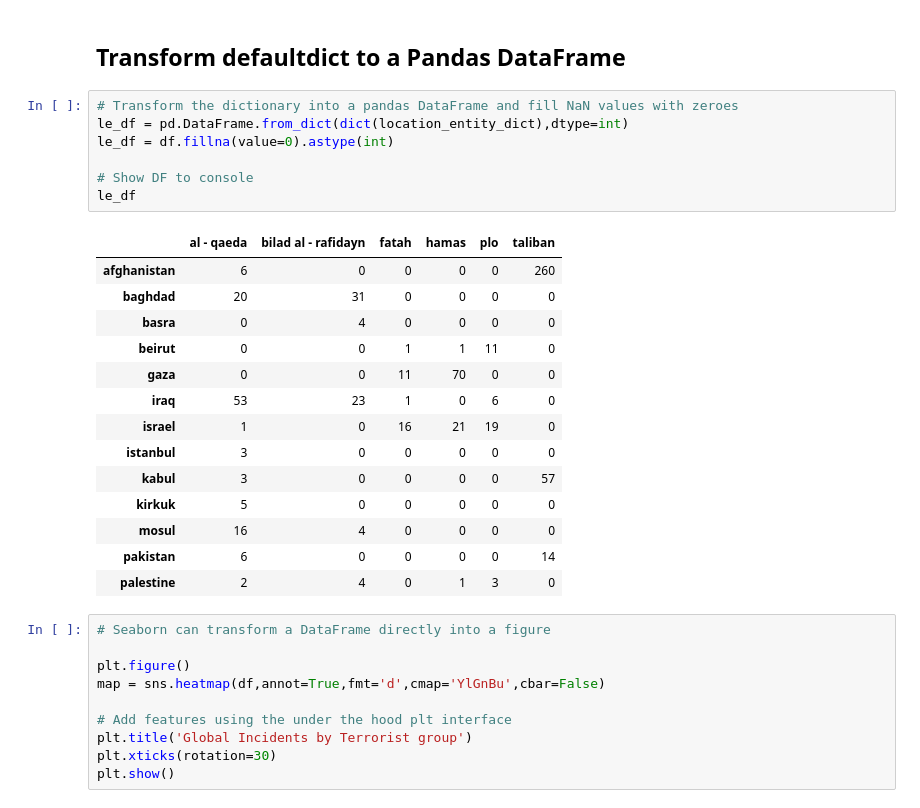
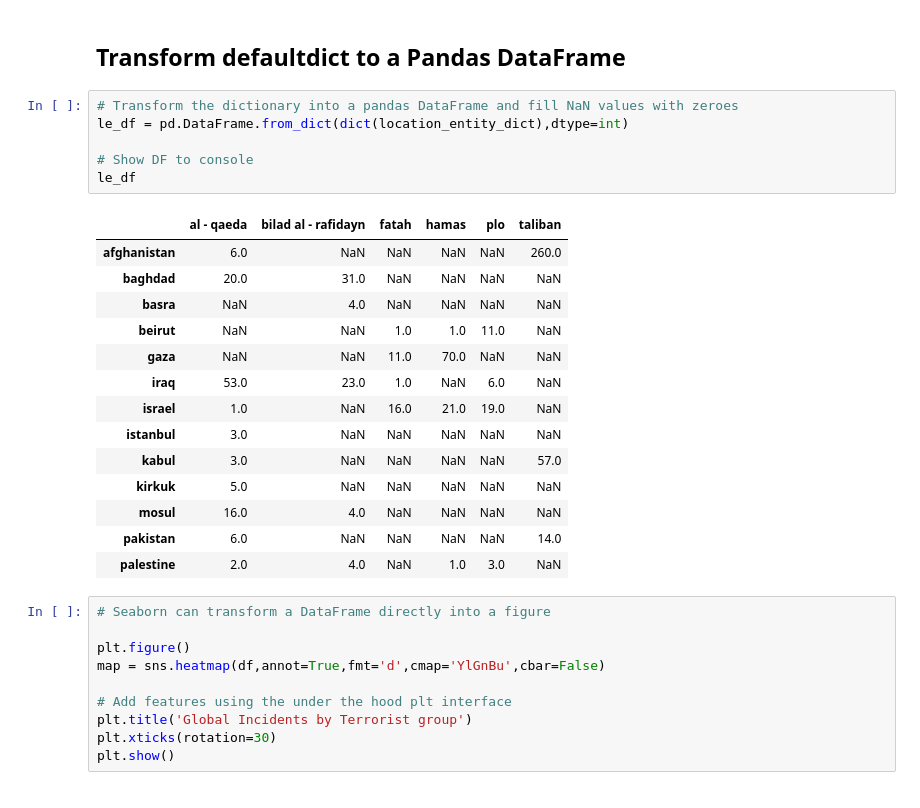
Before and after one commit to cytora/pycon-nlp-in-10-lines, a Jupyter notebook: 02_rand_dataset.ipynb, the cells around one changed output. Saved outputs shown, nothing was run; the diff lists cells and outputs as text.

```diff
--- a/02_rand_dataset.ipynb
+++ b/02_rand_dataset.ipynb
@@ -82,25 +78,24 @@ location_entity_dict['plo']['beirut']
 # %%
 # Transform the dictionary into a pandas DataFrame and fill NaN values with zeroes
 le_df = pd.DataFrame.from_dict(dict(location_entity_dict),dtype=int)
-le_df = df.fillna(value=0).astype(int)
 
 # Show DF to console
 le_df
 # %% [output]
 |  | al - qaeda | bilad al - rafidayn | fatah | hamas | plo | taliban |
-| afghanistan | 6 | 0 | 0 | 0 | 0 | 260 |
-| baghdad | 20 | 31 | 0 | 0 | 0 | 0 |
-| basra | 0 | 4 | 0 | 0 | 0 | 0 |
-| beirut | 0 | 0 | 1 | 1 | 11 | 0 |
-| gaza | 0 | 0 | 11 | 70 | 0 | 0 |
-| iraq | 53 | 23 | 1 | 0 | 6 | 0 |
-| israel | 1 | 0 | 16 | 21 | 19 | 0 |
-| istanbul | 3 | 0 | 0 | 0 | 0 | 0 |
-| kabul | 3 | 0 | 0 | 0 | 0 | 57 |
-| kirkuk | 5 | 0 | 0 | 0 | 0 | 0 |
-| mosul | 16 | 4 | 0 | 0 | 0 | 0 |
-| pakistan | 6 | 0 | 0 | 0 | 0 | 14 |
-| palestine | 2 | 4 | 0 | 1 | 3 | 0 |
+| afghanistan | 6.0 | NaN | NaN | NaN | NaN | 260.0 |
+| baghdad | 20.0 | 31.0 | NaN | NaN | NaN | NaN |
+| basra | NaN | 4.0 | NaN | NaN | NaN | NaN |
+| beirut | NaN | NaN | 1.0 | 1.0 | 11.0 | NaN |
+| gaza | NaN | NaN | 11.0 | 70.0 | NaN | NaN |
+| iraq | 53.0 | 23.0 | 1.0 | NaN | 6.0 | NaN |
+| israel | 1.0 | NaN | 16.0 | 21.0 | 19.0 | NaN |
+| istanbul | 3.0 | NaN | NaN | NaN | NaN | NaN |
+| kabul | 3.0 | NaN | NaN | NaN | NaN | 57.0 |
+| kirkuk | 5.0 | NaN | NaN | NaN | NaN | NaN |
+| mosul | 16.0 | 4.0 | NaN | NaN | NaN | NaN |
+| pakistan | 6.0 | NaN | NaN | NaN | NaN | 14.0 |
+| palestine | 2.0 | 4.0 | NaN | 1.0 | 3.0 | NaN |
 # %%
 # Seaborn can transform a DataFrame directly into a figure
 
```
Also changed, not shown: parts of 2 cells of this notebook.
